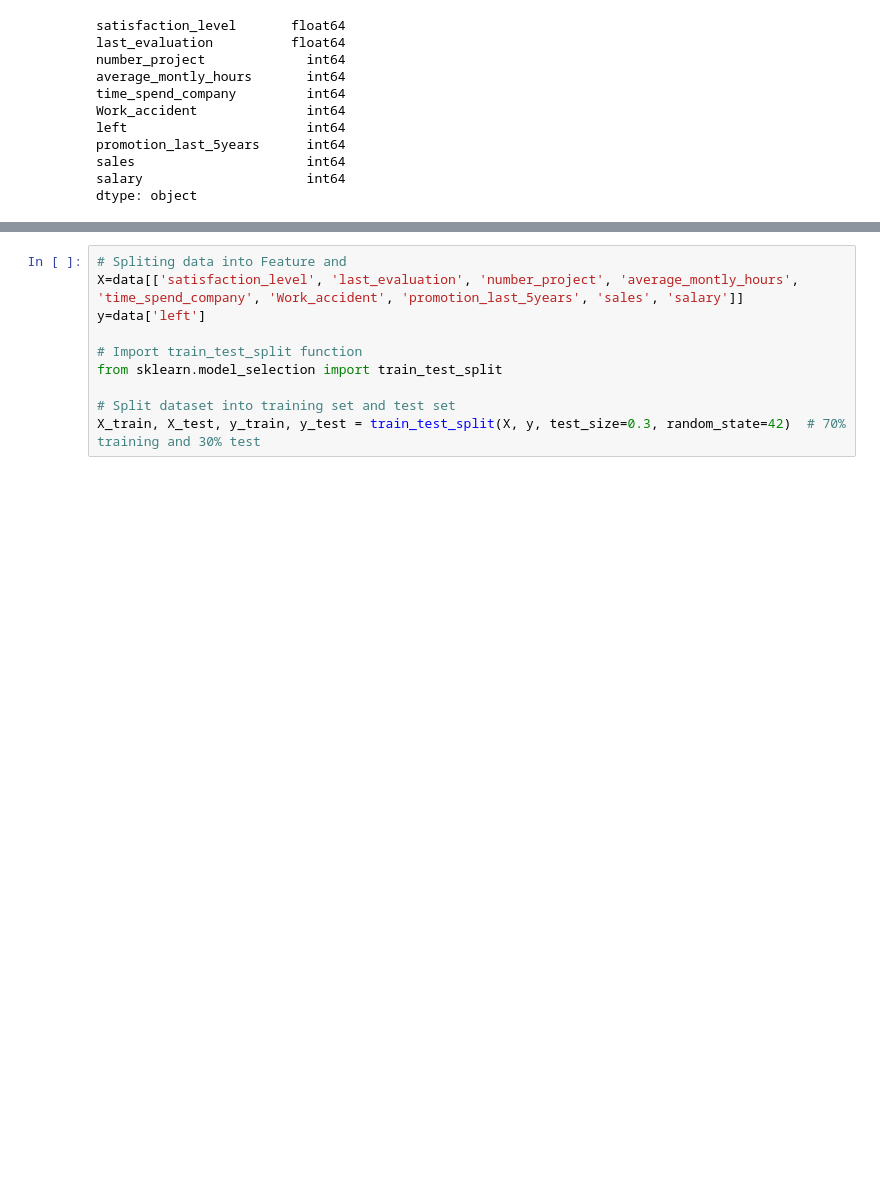
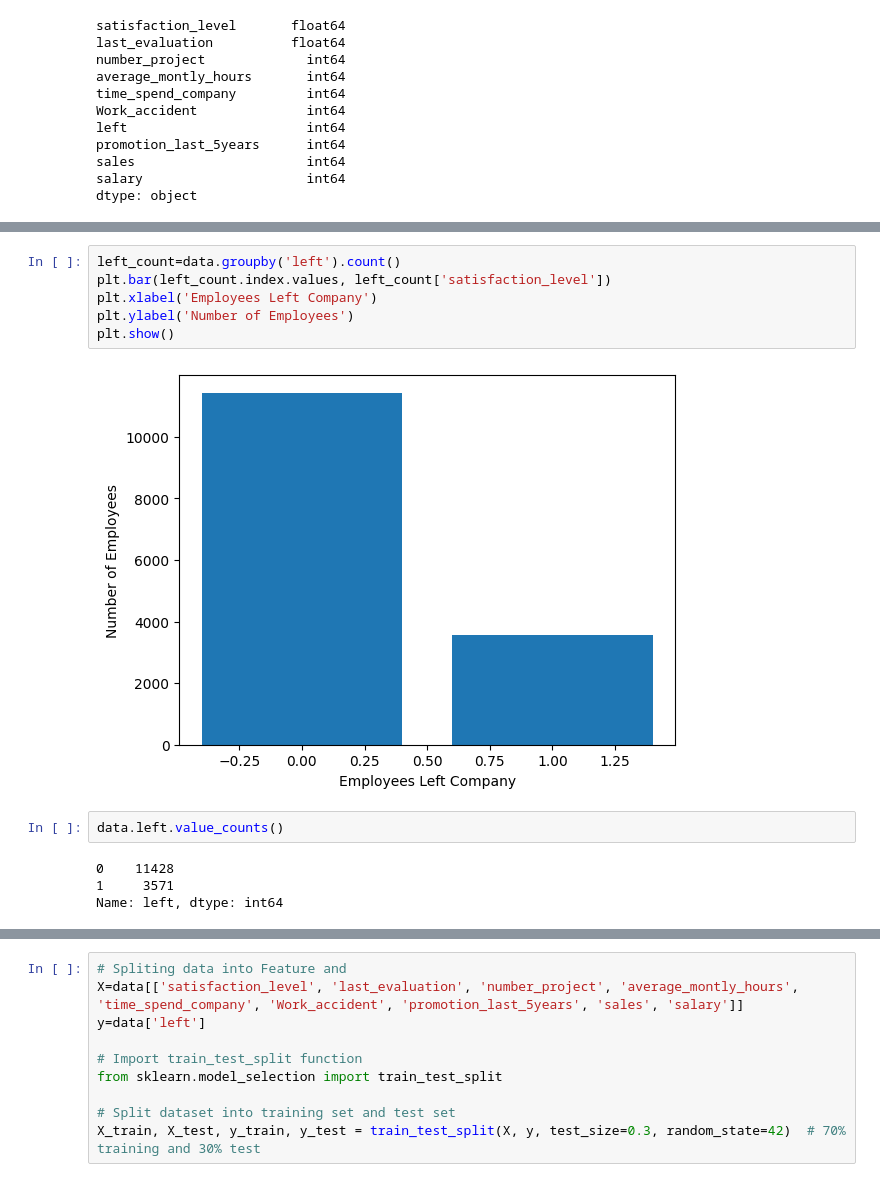
Before and after one commit to LotfollahKarimi/Test1, a Jupyter notebook: Untitled7.ipynb, the cells around one changed output, grey strips where cells are left out. Cells and saved outputs as stored; diff of their text form; blank space fills up the shorter version.

```diff
--- a/Untitled7.ipynb
+++ b/Untitled7.ipynb
@@ -46,0 +61,14 @@ dtype: object
+# %%
+left_count=data.groupby('left').count()
+plt.bar(left_count.index.values, left_count['satisfaction_level'])
+plt.xlabel('Employees Left Company')
+plt.ylabel('Number of Employees')
+plt.show()
+# %% [output]
+[figure, added]
+# %%
+data.left.value_counts()
+# %% [output]
+0    11428
+1     3571
+Name: left, dtype: int64
```
Also changed, not shown: parts of 9 cells of this notebook.
